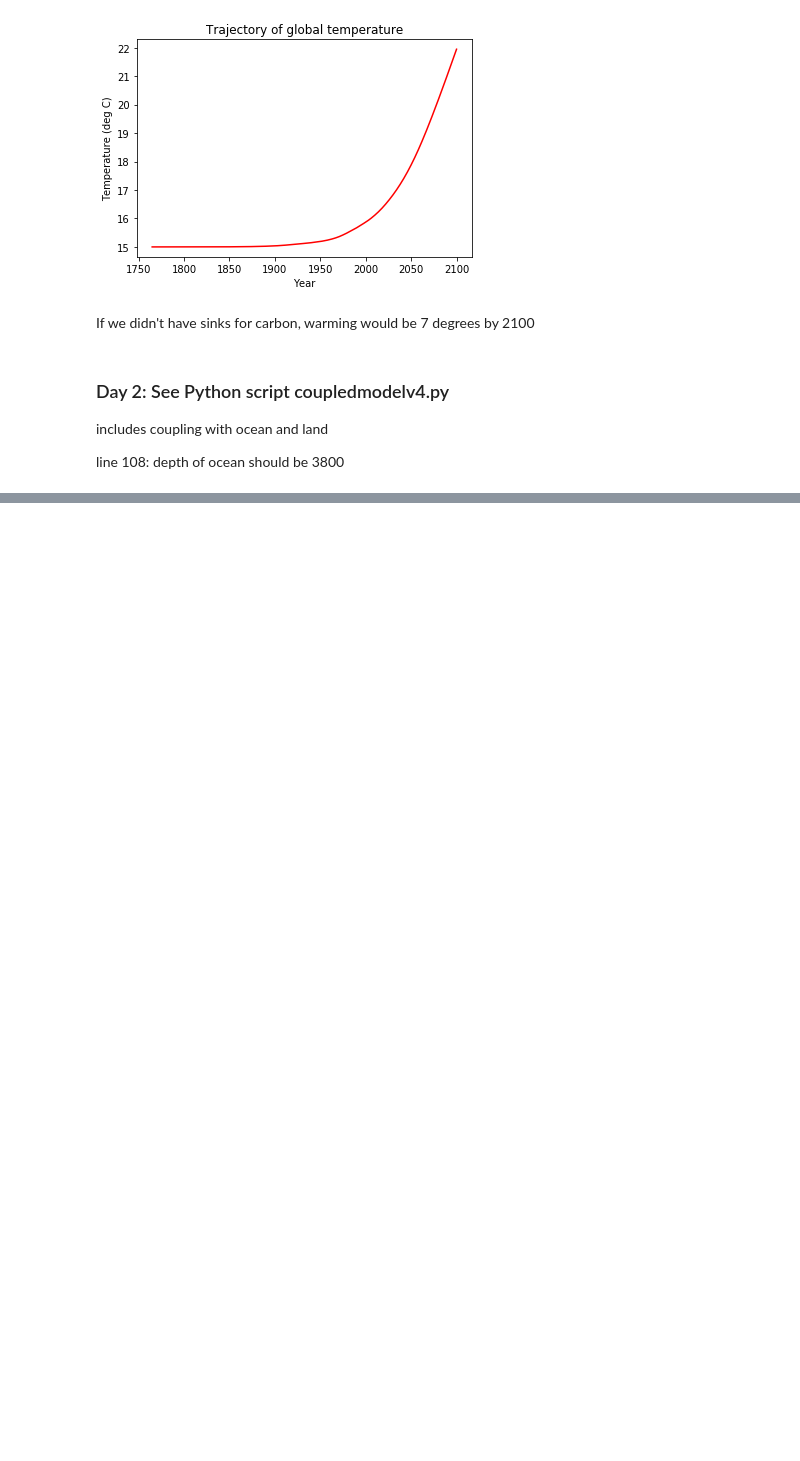
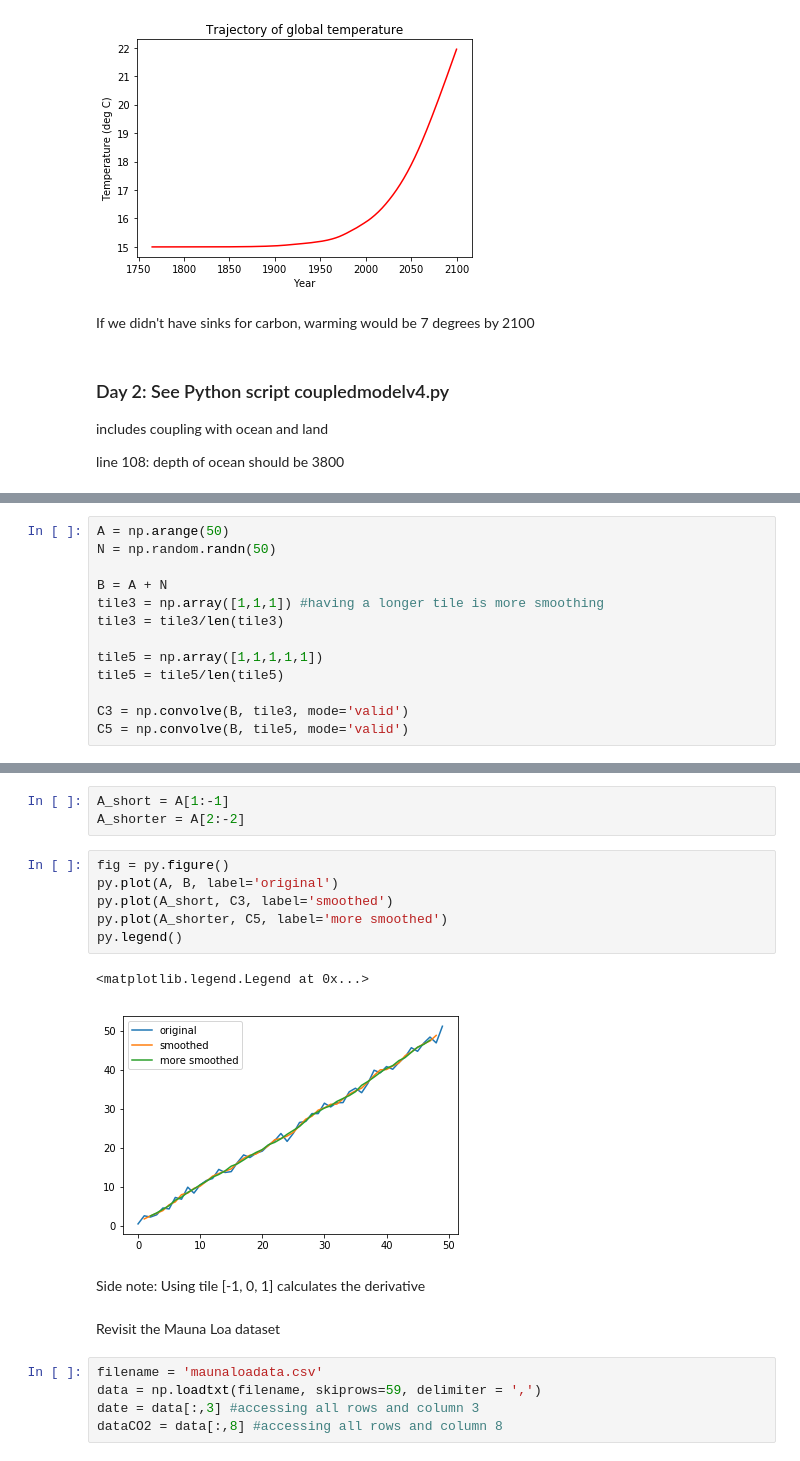
Before and after one commit to scoffiel/ess118_python_reference, a Jupyter notebook: 9_coupled_model.ipynb, the cells around one changed output, grey strips where cells are left out. Saved outputs shown, nothing was run; the diff lists cells and outputs as text; blank space fills up the shorter version.

```diff
--- a/9_coupled_model.ipynb
+++ b/9_coupled_model.ipynb
@@ -111,0 +115,13 @@ line 108: depth of ocean should be 3800
+# %%
+A = np.arange(50)
+N = np.random.randn(50)
+
+B = A + N
+tile3 = np.array([1,1,1]) #having a longer tile is more smoothing
+tile3 = tile3/len(tile3)
+
+tile5 = np.array([1,1,1,1,1])
+tile5 = tile5/len(tile5)
+
+C3 = np.convolve(B, tile3, mode='valid')
+C5 = np.convolve(B, tile5, mode='valid')
@@ -111,0 +136,21 @@ line 108: depth of ocean should be 3800
+# %%
+A_short = A[1:-1]
+A_shorter = A[2:-2]
+# %%
+fig = py.figure()
+py.plot(A, B, label='original')
+py.plot(A_short, C3, label='smoothed')
+py.plot(A_shorter, C5, label='more smoothed')
+py.legend()
+# %% [output]
+<matplotlib.legend.Legend at 0x...>
+[figure, added]
+# %% [markdown]
+Side note: Using tile [-1, 0, 1] calculates the derivative
+# %% [markdown]
+Revisit the Mauna Loa dataset
+# %%
+filename = 'maunaloadata.csv'
+data = np.loadtxt(filename, skiprows=59, delimiter = ',')
+date = data[:,3] #accessing all rows and column 3
+dataCO2 = data[:,8] #accessing all rows and column 8
```
Also changed, not shown: parts of 12 cells of this notebook.
